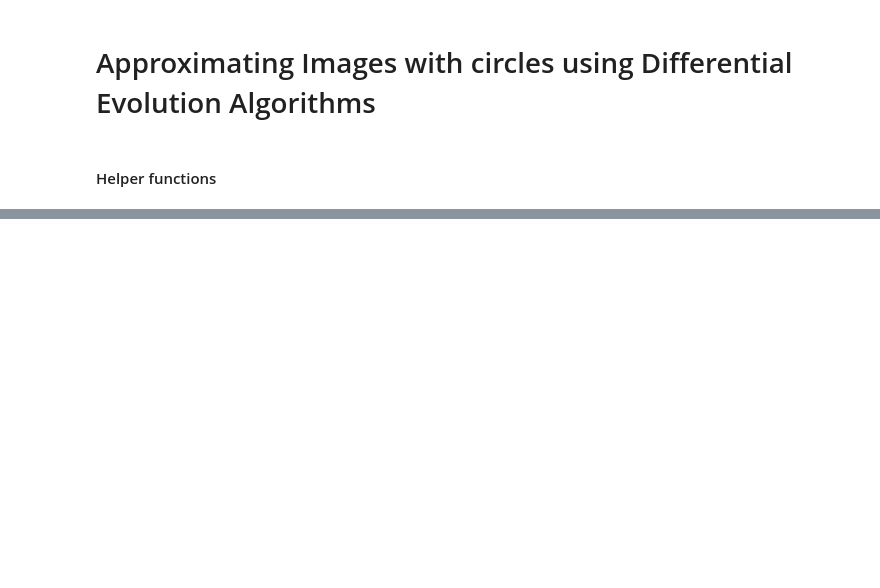
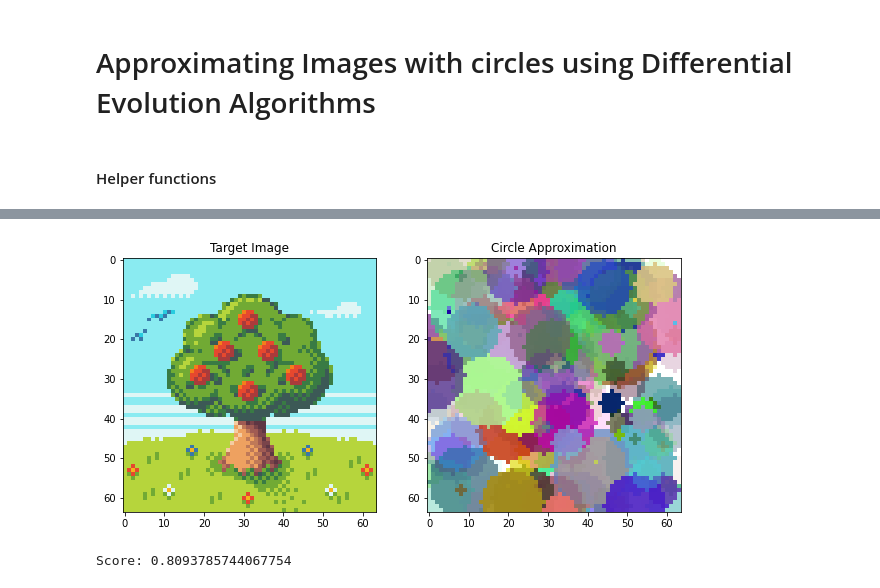
Before and after one commit to JHludwolf/Optimizacion_y_MetahuristicasII, a Jupyter notebook: Segundo Parcial/SegundoProyecto/test.ipynb, the cells around one changed output, grey strips where cells are left out. Cells and saved outputs as stored; diff of their text form; code cells hidden in the pictures; blank space fills up the shorter version.

```diff
--- a/Segundo Parcial/SegundoProyecto/test.ipynb
+++ b/Segundo Parcial/SegundoProyecto/test.ipynb
@@ -41,11 +65,9 @@ bounds = [
     [0,1]                       # Alpha
 ]
 # %%
-def generate_circle(bounds):
+def generate_circles(bounds, size):
     var_no = len(bounds)
 
-    circle = []
-    for bound in bounds:
-        circle.append(np.random.uniform(bound[0], bound[1]))
+    circles = np.random.uniform(0,1, size=(size, var_no))
 
-    return circle
+    return np.array(circles)
@@ -81,3 +91,42 @@ class Fitness:
+# %%
+# X Y r R G B a
+# 0 1 2 3 4 5 6
+
+def get_image(genotype):
+    size = target.shape
+
+    gtype_img = np.zeros(size)
+    gtype_img.fill(255)
+    radius_avg = (size[0] + size[1]) / 2 / 6
+
+    for row in genotype:
+        overlay = gtype_img.copy()
+        color = (row[3:-1] * 255).astype(np.uint8).tolist()
+
+        cv2.circle(
+            overlay,
+            center = (int(row[1] * size[1]), int(row[0] * size[0])),
+            radius = int(row[2] * radius_avg),
+            color = color,
+            thickness = -1
+        )
+
+        alpha = row[-1]
+        gtype_img = cv2.addWeighted(overlay, alpha, gtype_img, 1 - alpha, 0)
+
+    return gtype_img
+# %%
+fitness = Fitness(target)
+genotype = generate_circles(bounds, 200)
+circles_image = get_image(genotype)
+
+fitness.show_fitness(circles_image)
+
+print("Score:", fitness.score(circles_image))
+#print("Genotype:", (genotype[:, 3:-1]*255).astype('uint8'))
+# %% [output]
+[figure, added]
+Score: 0.8093785744067754
 # %%
 class Individual:
     def __init__(self, size, genes=128, genotype=None):
```
Also changed, not shown: parts of 16 cells of this notebook, 3 other files.
